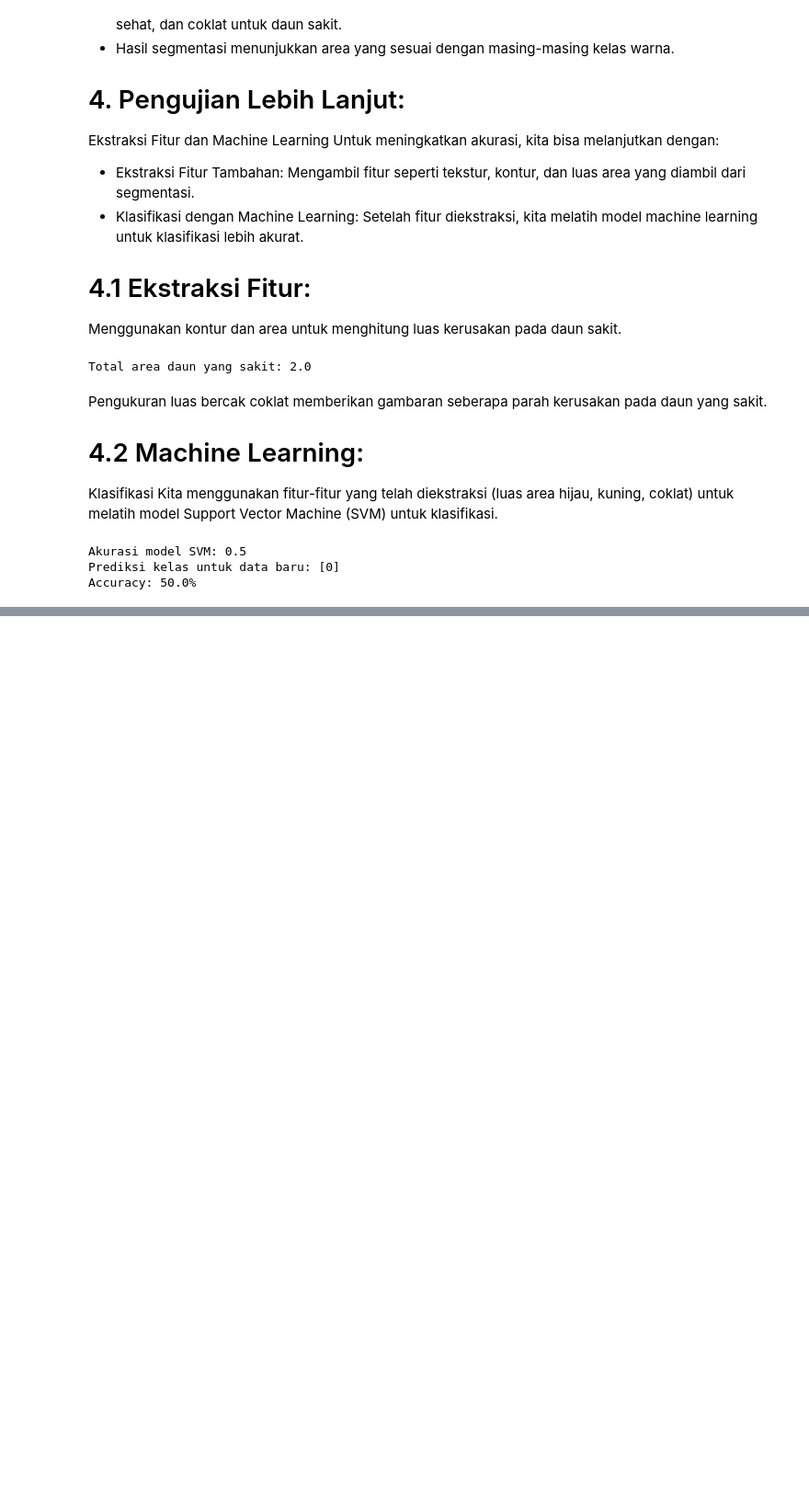
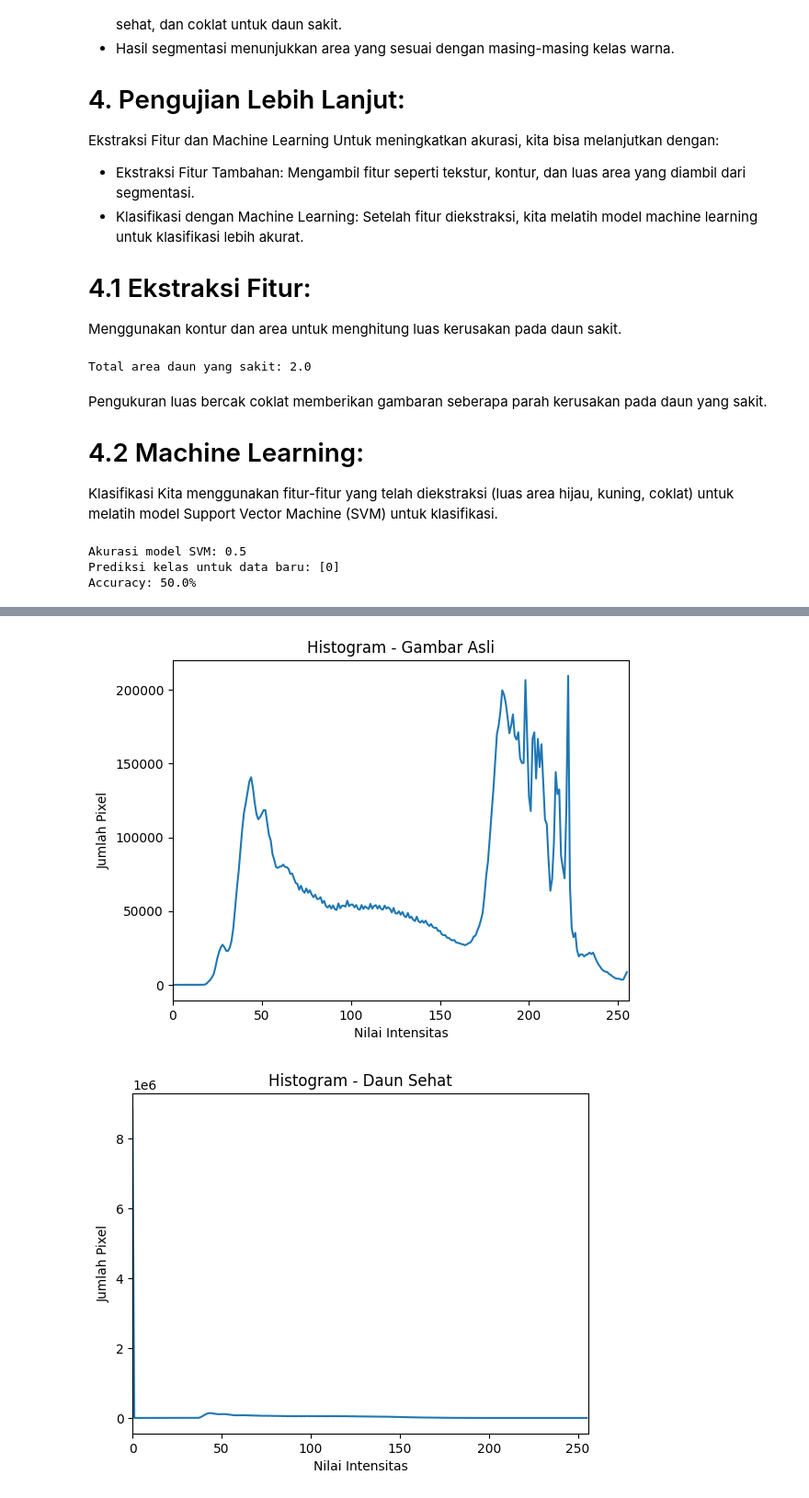
Before and after one commit to rendyleo/Pengolahan-Citra, a Jupyter notebook: Laporan Pengolahan Citra.ipynb, the cells around one changed output, grey strips where cells are left out. Shown at 92% size. Cells and saved outputs as stored; diff of their text form; code cells hidden in the pictures; blank space fills up the shorter version.

```diff
--- a/Laporan Pengolahan Citra.ipynb
+++ b/Laporan Pengolahan Citra.ipynb
@@ -174,0 +237,54 @@ Segmentasi warna dasar dapat digunakan untuk deteksi cepat, sementara machine le
+# %%
+import cv2
+import numpy as np
+from matplotlib import pyplot as plt
+
+# Fungsi untuk menampilkan histogram
+def show_histogram(image, title):
+    # Konversi ke grayscale jika gambar berwarna
+    if len(image.shape) == 3:
+        gray_image = cv2.cvtColor(image, cv2.COLOR_BGR2GRAY)
+    else:
+        gray_image = image
+
+    # Hitung histogram
+    hist = cv2.calcHist([gray_image], [0], None, [256], [0, 256])
+
+    # Tampilkan histogram
+    plt.figure()
+    plt.title(f"Histogram - {title}")
+    plt.xlabel("Nilai Intensitas")
+    plt.ylabel("Jumlah Pixel")
+    plt.plot(hist)
+    plt.xlim([0, 256])
+    plt.show()
+
+# Menampilkan histogram untuk setiap gambar
+show_histogram(image, "Gambar Asli")
+show_histogram(result_green, "Daun Sehat")
+show_histogram(result_yellow, "Daun Kurang Sehat")
+show_histogram(result_brown, "Daun Sakit")
+
+
+# Operasi Pixel: Contoh Inversi Warna
+inverted_image = 255 - image  # Inversi warna pada gambar asli
+plt.imshow(cv2.cvtColor(inverted_image, cv2.COLOR_BGR2RGB))
+plt.title("Gambar Terbalik")
+plt.show()
+
+show_histogram(inverted_image, "Gambar Terbalik")
+
+
+# Contoh operasi pixel lainnya: Menambah kecerahan
+brightness_increase = 50
+brightened_image = cv2.add(image, np.array([brightness_increase] * 3))  # Menambahkan nilai ke setiap channel
+brightened_image = np.clip(brightened_image, 0, 255).astype(np.uint8)  # Memastikan nilai pixel dalam rentang 0-255
+
+plt.imshow(cv2.cvtColor(brightened_image, cv2.COLOR_BGR2RGB))
+plt.title("Gambar Diterangi")
+plt.show()
+
+show_histogram(brightened_image, "Gambar Diterangi")
+# %% [output]
+[figure, added]
+[figure, added]
```
Also changed, not shown: parts of 16 cells of this notebook.
